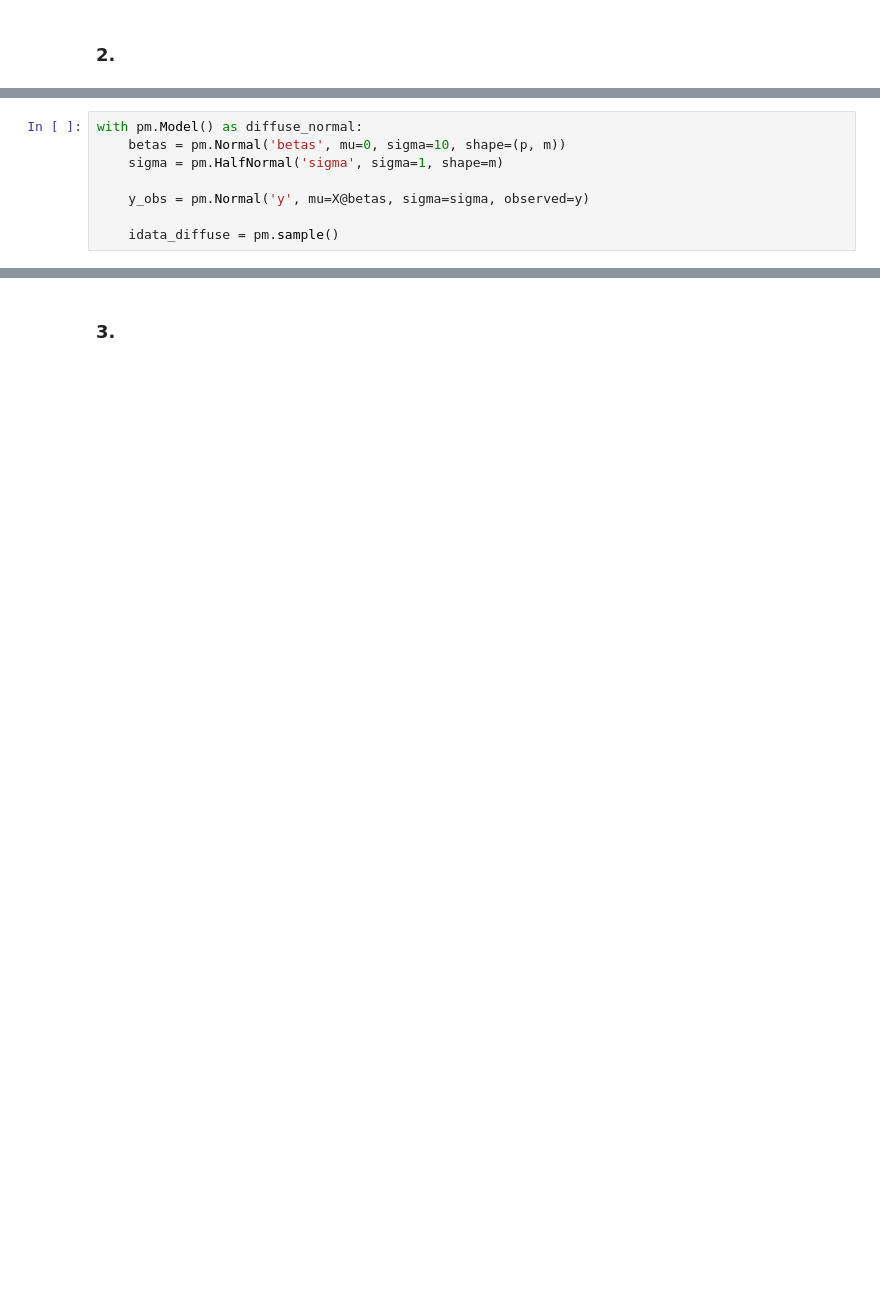
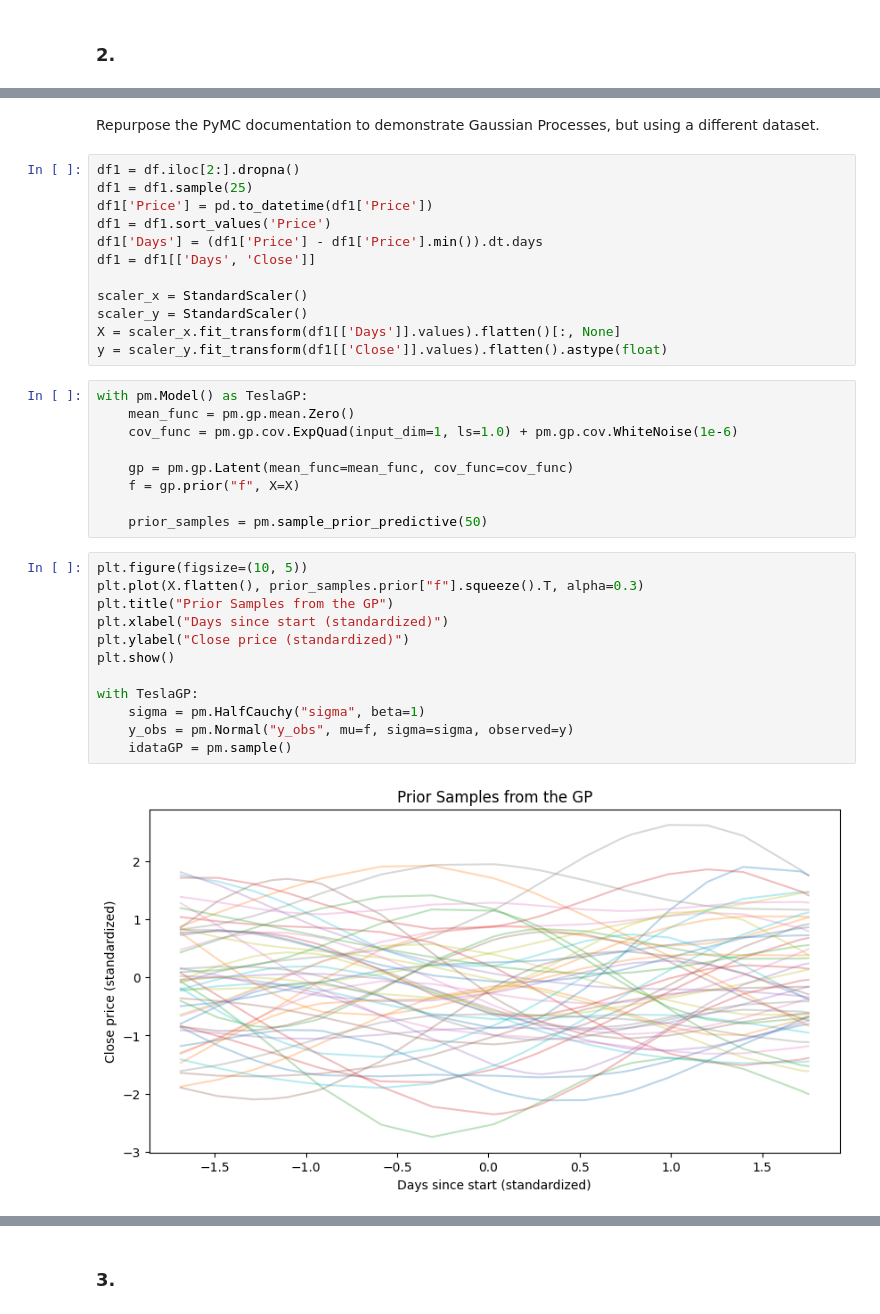
Before and after one commit to imSebin/Bayesian-Statistics-101, a Jupyter notebook: STA365HW9.ipynb, the cells around one changed output, grey strips where cells are left out. Drawn from its saved outputs; the diff is of its cells as text; blank space fills up the shorter version.

```diff
--- a/STA365HW9.ipynb
+++ b/STA365HW9.ipynb
@@ -233,8 +14,0 @@ pm.model_to_graphviz(spike_and_slab)
-# %%
-with pm.Model() as diffuse_normal:
-    betas = pm.Normal('betas', mu=0, sigma=10, shape=(p, m))
-    sigma = pm.HalfNormal('sigma', sigma=1, shape=m)
-
-    y_obs = pm.Normal('y', mu=X@betas, sigma=sigma, observed=y)
-
-    idata_diffuse = pm.sample()
@@ -307,0 +42,37 @@ az.plot_energy(idata_spike_slab)
+# %% [markdown]
+Repurpose the PyMC documentation to demonstrate Gaussian Processes, but using a different dataset.
+# %%
+df1 = df.iloc[2:].dropna()
+df1 = df1.sample(25)
+df1['Price'] = pd.to_datetime(df1['Price'])
+df1 = df1.sort_values('Price')
+df1['Days'] = (df1['Price'] - df1['Price'].min()).dt.days
+df1 = df1[['Days', 'Close']]
+
+scaler_x = StandardScaler()
+scaler_y = StandardScaler()
+X = scaler_x.fit_transform(df1[['Days']].values).flatten()[:, None]
+y = scaler_y.fit_transform(df1[['Close']].values).flatten().astype(float)
+# %%
+with pm.Model() as TeslaGP:
+    mean_func = pm.gp.mean.Zero()
+    cov_func = pm.gp.cov.ExpQuad(input_dim=1, ls=1.0) + pm.gp.cov.WhiteNoise(1e-6)
+
+    gp = pm.gp.Latent(mean_func=mean_func, cov_func=cov_func)
+    f = gp.prior("f", X=X)
+
+    prior_samples = pm.sample_prior_predictive(50)
+# %%
+plt.figure(figsize=(10, 5))
+plt.plot(X.flatten(), prior_samples.prior["f"].squeeze().T, alpha=0.3)
+plt.title("Prior Samples from the GP")
+plt.xlabel("Days since start (standardized)")
+plt.ylabel("Close price (standardized)")
+plt.show()
+
+with TeslaGP:
+    sigma = pm.HalfCauchy("sigma", beta=1)
+    y_obs = pm.Normal("y_obs", mu=f, sigma=sigma, observed=y)
+    idataGP = pm.sample()
+# %% [output]
+[figure, added]
```
Also changed, not shown: parts of 51 cells of this notebook.
